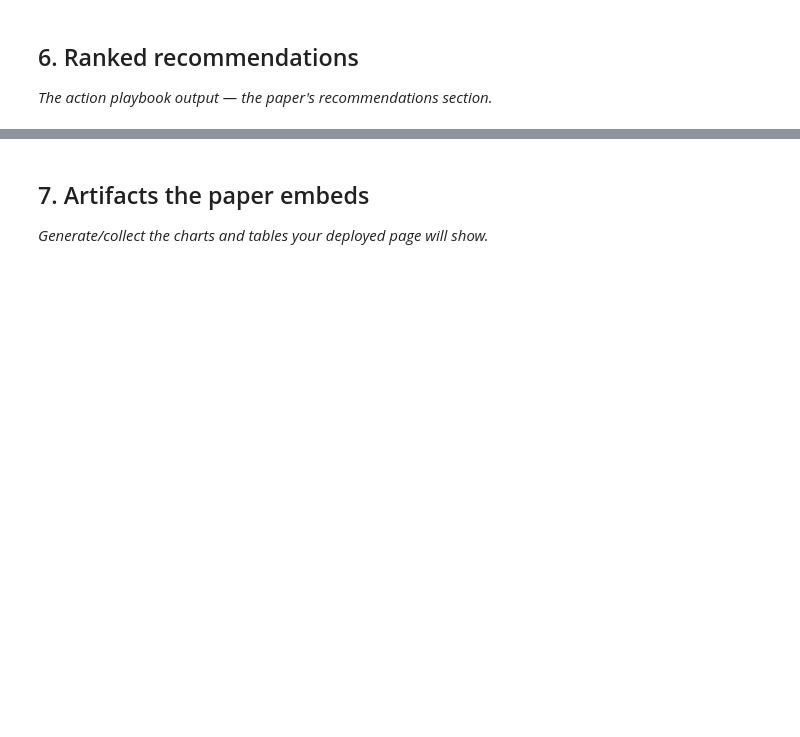
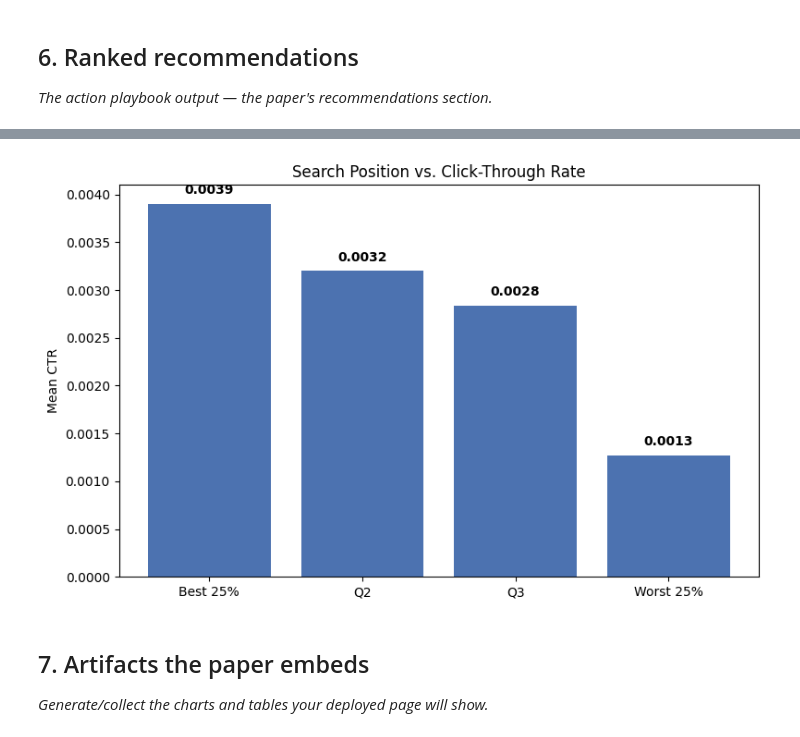
Before and after one commit to KhadijaHussnainMLEngineer/MLPipeline_MachineLearningFlyRankAI, a Jupyter notebook: work/notebooks/capstone.ipynb, the cells around one changed output, grey strips where cells are left out. Cells and saved outputs as stored; diff of their text form; code cells hidden in the pictures; blank space fills up the shorter version.

```diff
--- a/work/notebooks/capstone.ipynb
+++ b/work/notebooks/capstone.ipynb
@@ -45,3 +511,21 @@ to pages with the most recoverable upside, rather than being spent randomly or o
+# %%
+# --- Chart 2: Position vs CTR (the CONFIRMED signal underlying the rule) ---
+df['position_bucket'] = pd.qcut(df['gsc_avg_position'], q=4, labels=['Best 25%', 'Q2', 'Q3', 'Worst 25%'])
+bucket_ctr = df.groupby('position_bucket', observed=True)['ctr'].mean()
+
+fig, ax = plt.subplots(figsize=(8, 5))
+bars = ax.bar(bucket_ctr.index, bucket_ctr.values, color='#4C72B0')
+ax.set_ylabel('Mean CTR')
+ax.set_title('Search Position vs. Click-Through Rate')
+for bar, val in zip(bars, bucket_ctr.values):
+    ax.text(bar.get_x() + bar.get_width()/2, bar.get_height() + 0.0001, f'{val:.4f}',
+             ha='center', fontsize=10, fontweight='bold')
+
+plt.tight_layout()
+plt.savefig('/content/signal_position_vs_ctr.png', dpi=150)
+plt.show()
+# %% [output]
+[figure, added]
 # %% [markdown]
 ## 7. Artifacts the paper embeds
 
```
Also changed, not shown: parts of 11 cells of this notebook.
